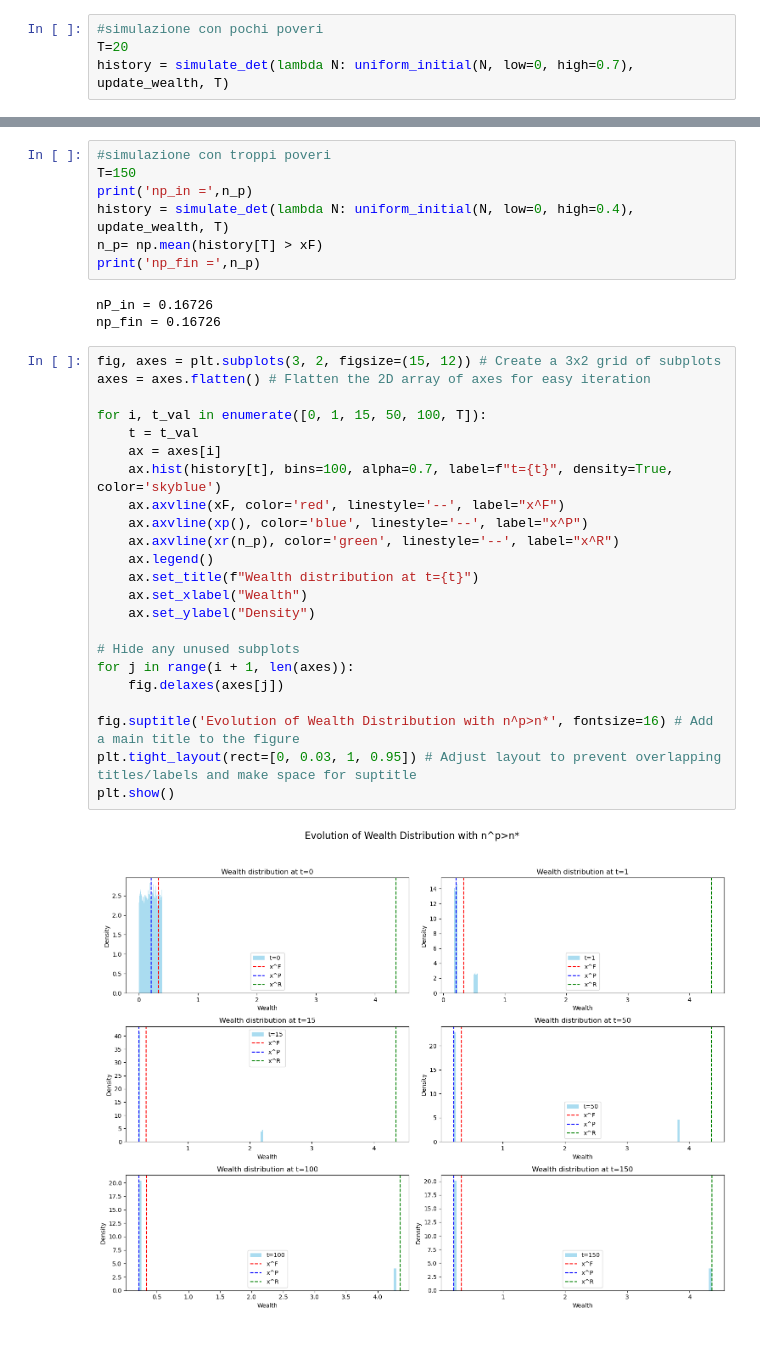
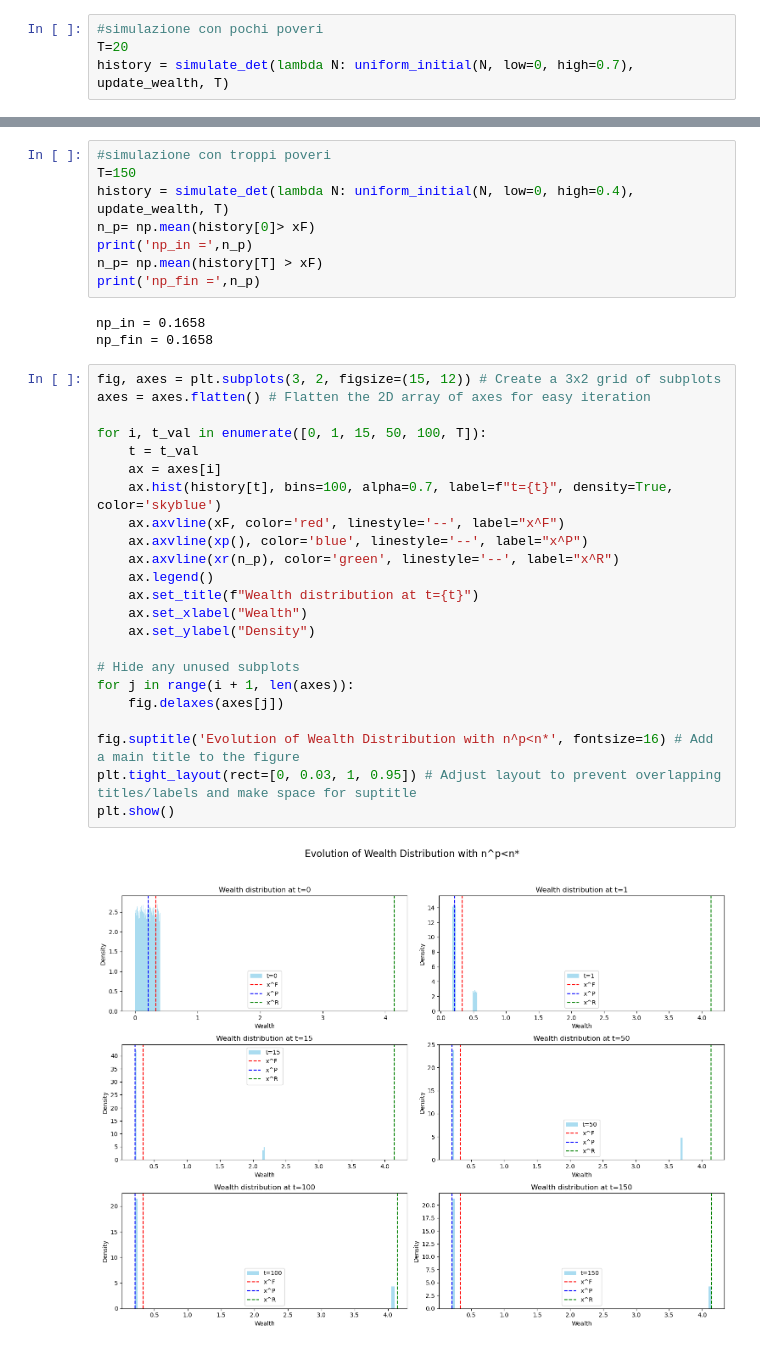
Before and after one commit to sofiacatt-lgtm/tesi-inequality-climate, a Jupyter notebook: notebooks/01_deterministic_simulation.ipynb, the cells around one changed output, grey strips where cells are left out. Cells and saved outputs as stored; diff of their text form.

```diff
--- a/notebooks/01_deterministic_simulation.ipynb
+++ b/notebooks/01_deterministic_simulation.ipynb
@@ -47,35 +47,36 @@ plt.show()
 # %%
 #simulazione con troppi poveri
 T=150
+history = simulate_det(lambda N: uniform_initial(N, low=0, high=0.4), update_wealth, T)
+n_p= np.mean(history[0]> xF)
 print('np_in =',n_p)
-history = simulate_det(lambda N: uniform_initial(N, low=0, high=0.4), update_wealth, T)
 n_p= np.mean(history[T] > xF)
 print('np_fin =',n_p)
 # %% [output]
-nP_in = 0.16726
-np_fin = 0.16726
+np_in = 0.1658
+np_fin = 0.1658
 # %%
 fig, axes = plt.subplots(3, 2, figsize=(15, 12)) # Create a 3x2 grid of subplots
 axes = axes.flatten() # Flatten the 2D array of axes for easy iteration
 
 for i, t_val in enumerate([0, 1, 15, 50, 100, T]):
     t = t_val
     ax = axes[i]
     ax.hist(history[t], bins=100, alpha=0.7, label=f"t={t}", density=True, color='skyblue')
     ax.axvline(xF, color='red', linestyle='--', label="x^F")
     ax.axvline(xp(), color='blue', linestyle='--', label="x^P")
     ax.axvline(xr(n_p), color='green', linestyle='--', label="x^R")
     ax.legend()
     ax.set_title(f"Wealth distribution at t={t}")
     ax.set_xlabel("Wealth")
     ax.set_ylabel("Density")
 
 # Hide any unused subplots
 for j in range(i + 1, len(axes)):
     fig.delaxes(axes[j])
 
-fig.suptitle('Evolution of Wealth Distribution with n^p>n*', fontsize=16) # Add a main title to the figure
+fig.suptitle('Evolution of Wealth Distribution with n^p<n*', fontsize=16) # Add a main title to the figure
 plt.tight_layout(rect=[0, 0.03, 1, 0.95]) # Adjust layout to prevent overlapping titles/labels and make space for suptitle
 plt.show()
 # %% [output]
-[figure, old version]
+[figure, new version]
```
Also changed, not shown: parts of 1 cell of this notebook, 2 other files.
